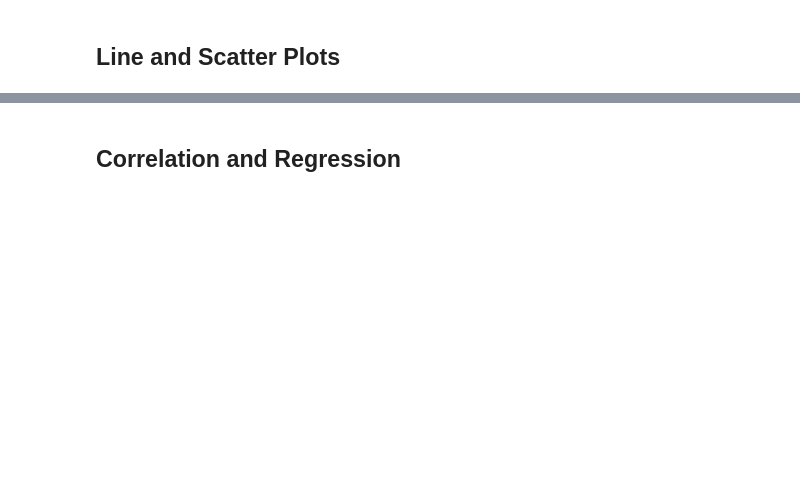
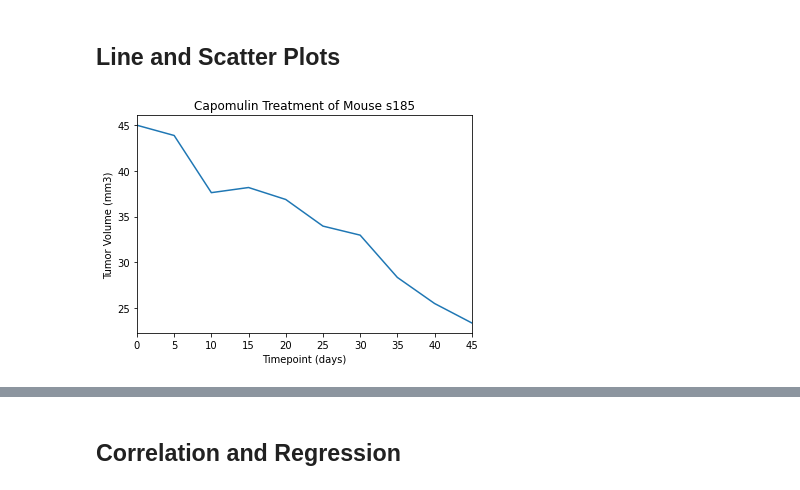
Before and after one commit to 17sarahstoffel/Capomulin-study, a Jupyter notebook: pymaceuticals_starter.ipynb, the cells around one changed output, grey strips where cells are left out. Drawn from its saved outputs; the diff is of its cells as text; code cells hidden in the pictures; blank space fills up the shorter version.

```diff
--- a/pymaceuticals_starter.ipynb
+++ b/pymaceuticals_starter.ipynb
@@ -268,0 +285,16 @@ for treatment in drug_treatments:
+# %%
+# Generate a line plot of tumor volume vs. time point for a mouse treated with Capomulin
+test_mouse = mouse_data_clean.loc[mouse_data_clean["Mouse ID"]=="s185"]
+
+x_values = test_mouse["Timepoint"]
+y_values = test_mouse["Tumor Volume (mm3)"]
+
+plt.plot(x_values, y_values)
+plt.xlabel("Timepoint (days)")
+plt.ylabel("Tumor Volume (mm3)")
+plt.title("Capomulin Treatment of Mouse s185")
+plt.xlim (0, x_values.max())
+
+plt.show()
+# %% [output]
+[figure, added]
```
Also changed, not shown: parts of 10 cells of this notebook, 1 other file.
